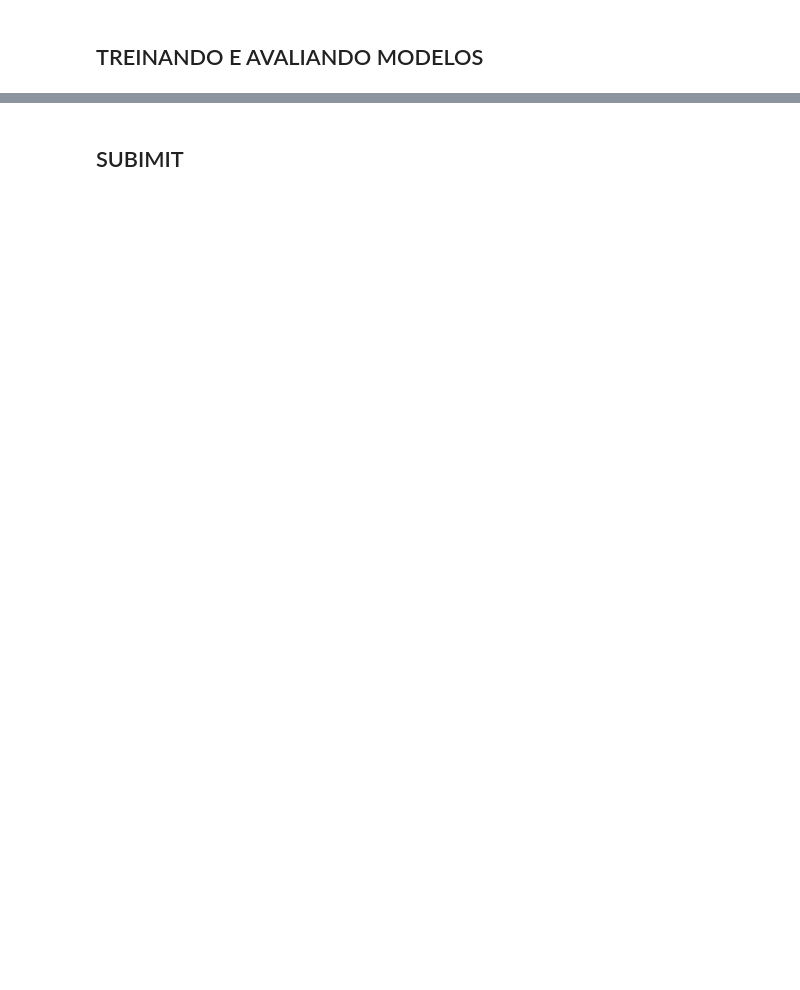
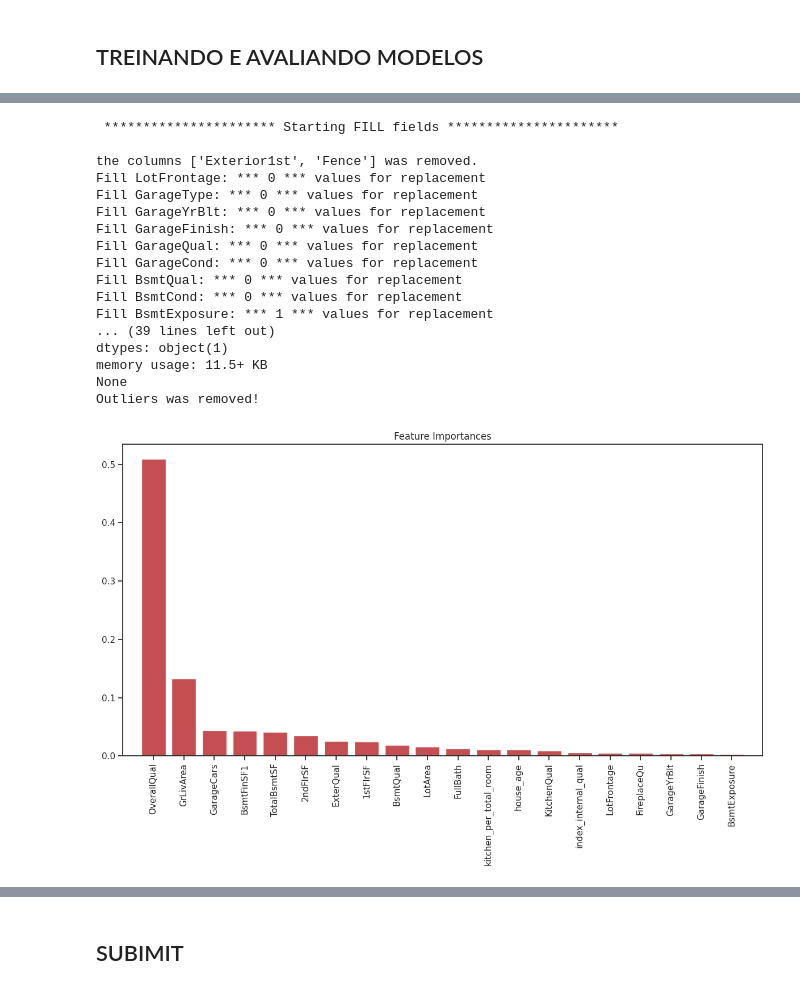
Before and after one commit to claytonsilva007/house_prices_regression_techniques, a Jupyter notebook: notebook.ipynb, the cells around one changed output, grey strips where cells are left out. Drawn from its saved outputs; the diff is of its cells as text; code cells hidden in the pictures; blank space fills up the shorter version.

```diff
--- a/notebook.ipynb
+++ b/notebook.ipynb
@@ -529,0 +830,18 @@ def process_dataframe(dataframe: pd.DataFrame) -> pd.DataFrame:
+# %%
+def process_dataframe(dataframe: pd.DataFrame, remove_outliers: bool = False) -> pd.DataFrame:
+
+    dataframe = perform_fill_data(dataframe=dataframe)
+    dataframe = perform_mapping_and_encoding_attributes(dataframe=dataframe)
+    dataframe = perform_feature_engineering(dataframe=dataframe)
+
+    has_nulls = dataframe.columns[dataframe.isna().any()].tolist()
+
+    if has_nulls:
+        print(f"\n\n########## O DATAFRAME POSSUI AS SEGUINTES COLUNAS NULAS: ########## \n{has_nulls} \n\n")
+        print(dataframe[has_nulls].info())
+
+    if remove_outliers:
+        dataframe = perform_remove_outliers(dataframe=dataframe)
+
+
+    return dataframe
@@ -530,2 +854,57 @@ def process_dataframe(dataframe: pd.DataFrame) -> pd.DataFrame:
+# %%
+import numpy as np
+import matplotlib.pyplot as plt
+import pandas as pd
+from sklearn.ensemble import GradientBoostingRegressor
+
+# Supondo que você já tenha processado o DataFrame e dividido os dados
+processed_dataframe = process_dataframe(get_dataframe(path=PATH_TRAIN), remove_outliers=True)
+X_train, X_val, y_train, y_val = get_train_test_split(processed_dataframe)
+
+# Seleciona as colunas numéricas, excluindo 'SalePrice' e 'Id'
+numeric_cols = processed_dataframe.select_dtypes(include=['number']).columns.tolist()
+numeric_cols.remove('SalePrice')
+numeric_cols.remove('Id')
+
+# Treina o modelo
+clf = GradientBoostingRegressor().fit(X_train[numeric_cols], y_train)
+
+# Importância das features
+importances = clf.feature_importances_
+indices = np.argsort(importances)[::-1]
+
+# Nome das features
+feature_names = X_train[numeric_cols].columns
+
+# Defina quantas features você quer visualizar (20 neste caso)
+num_features = 20
+
+# Plotar as features mais importantes
+plt.figure(figsize=(12, 8))
+plt.title("Feature Importances")
+plt.bar(range(num_features), importances[indices][:num_features], color="r", align="center")
+plt.xticks(range(num_features), feature_names[indices][:num_features], rotation=90)
+plt.xlim([-1, num_features])
+plt.tight_layout()
+plt.show()
+# %% [output]
+ ********************** Starting FILL fields **********************
+
+the columns ['Exterior1st', 'Fence'] was removed.
+Fill LotFrontage: *** 0 *** values for replacement
+Fill GarageType: *** 0 *** values for replacement
+Fill GarageYrBlt: *** 0 *** values for replacement
+Fill GarageFinish: *** 0 *** values for replacement
+Fill GarageQual: *** 0 *** values for replacement
+Fill GarageCond: *** 0 *** values for replacement
+Fill BsmtQual: *** 0 *** values for replacement
+Fill BsmtCond: *** 0 *** values for replacement
+Fill BsmtExposure: *** 1 *** values for replacement
+... (39 lines left out)
+dtypes: object(1)
+memory usage: 11.5+ KB
+None
+Outliers was removed!
+[figure, added]
 # %%
 def cross_val_estimators(X, y):
```
Also changed, not shown: parts of 110 cells of this notebook, 3 other files.
